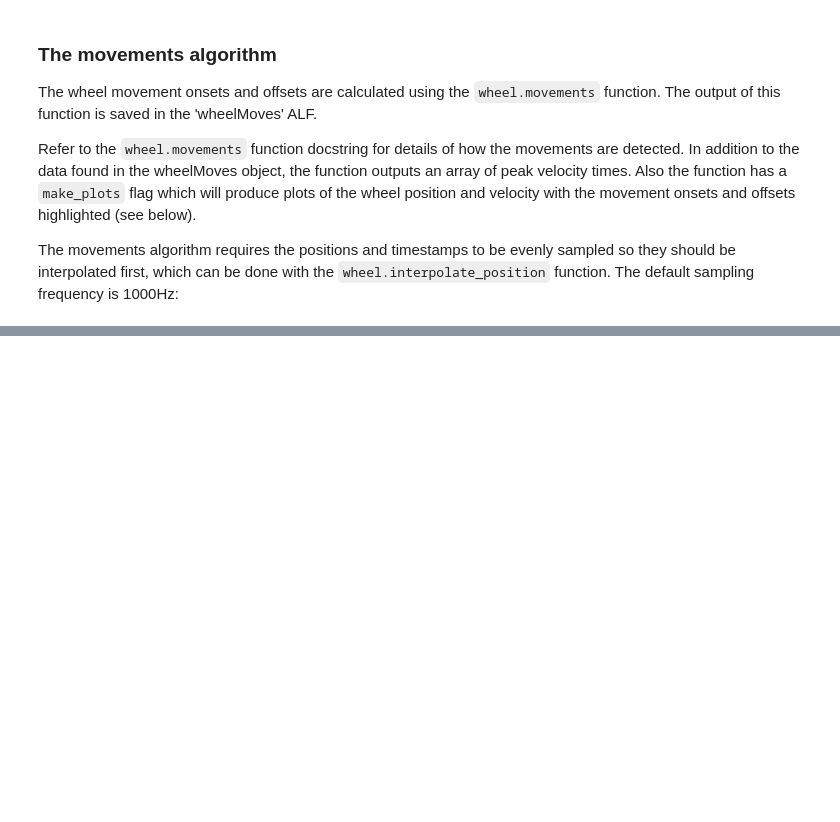
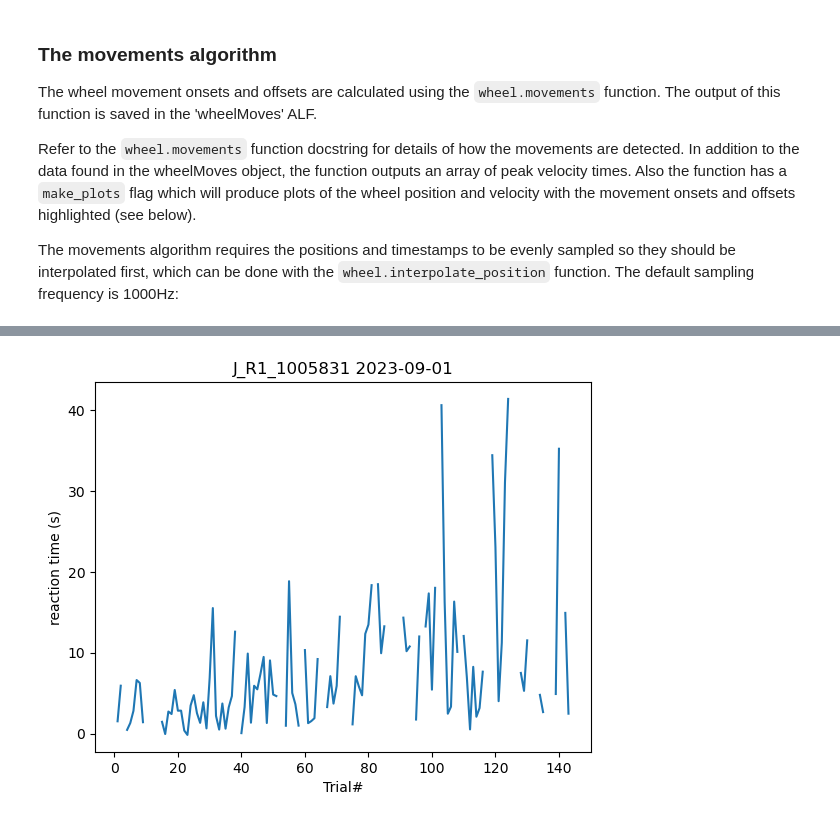
Before and after one commit to edwardyan95/ibllib, a Jupyter notebook: brainbox/examples/EY_preprocess.ipynb, the cells around one changed output, grey strips where cells are left out. Cells and saved outputs as stored; diff of their text form; code cells hidden in the pictures; blank space fills up the shorter version.

```diff
--- a/brainbox/examples/EY_preprocess.ipynb
+++ b/brainbox/examples/EY_preprocess.ipynb
@@ -142,0 +171,9 @@ plt.show()
+# %%
+plt.plot(range(1,len(rt)+1), rt)
+plt.title(subject_id+' '+date)
+plt.xlabel('Trial#')
+plt.ylabel('reaction time (s)')
+plt.savefig(session_path+'\\reaction_time.png')
+plt.show()
+# %% [output]
+[figure, added]
```
Also changed, not shown: parts of 11 cells of this notebook.
